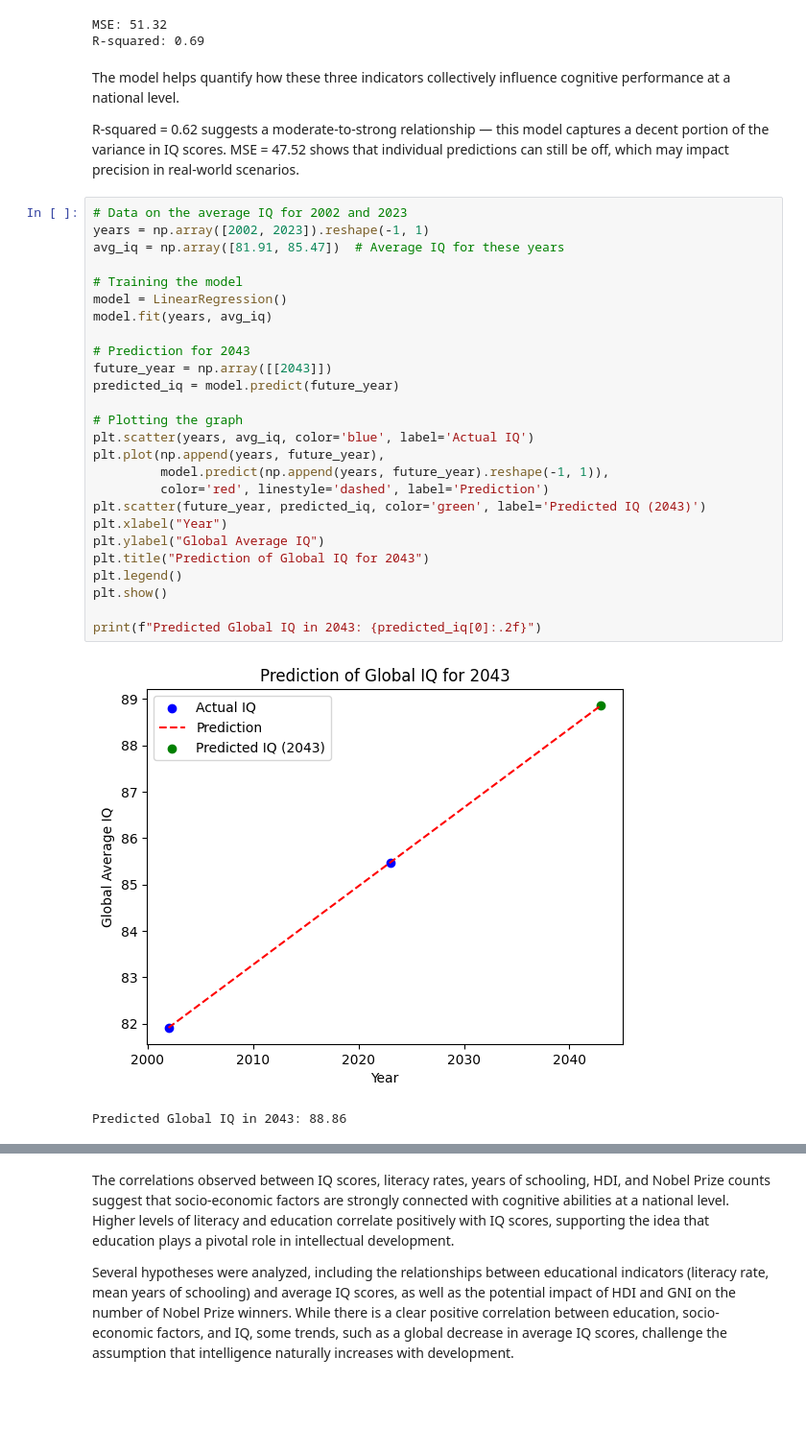
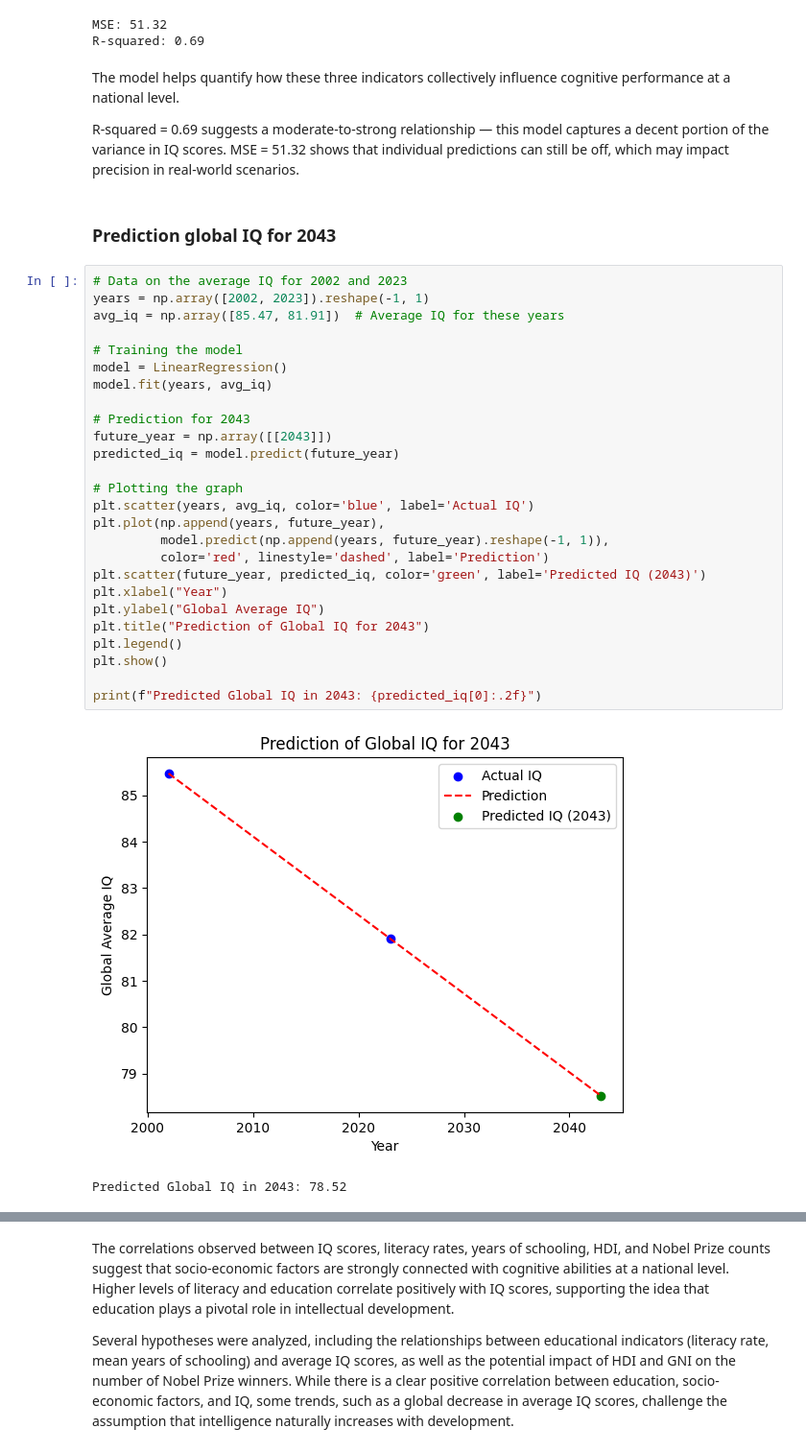
Before and after one commit to Galyna-S/capstone_project, a Jupyter notebook: notebooks/02-Analysis.ipynb, the cells around one changed output, grey strips where cells are left out. Shown at 96% size. Drawn from its saved outputs; the diff is of its cells as text; blank space fills up the shorter version.

```diff
--- a/notebooks/02-Analysis.ipynb
+++ b/notebooks/02-Analysis.ipynb
@@ -741,34 +740,36 @@ R-squared: 0.69
 # %% [markdown]
 The model helps quantify how these three indicators collectively influence cognitive performance at a national level.
 
-R-squared = 0.62 suggests a moderate-to-strong relationship — this model captures a decent portion of the variance in IQ scores.
-MSE = 47.52 shows that individual predictions can still be off, which may impact precision in real-world scenarios.
+R-squared = 0.69 suggests a moderate-to-strong relationship — this model captures a decent portion of the variance in IQ scores.
+MSE = 51.32 shows that individual predictions can still be off, which may impact precision in real-world scenarios.
+# %% [markdown]
+### Prediction global IQ for 2043
 # %%
 # Data on the average IQ for 2002 and 2023
 years = np.array([2002, 2023]).reshape(-1, 1)
-avg_iq = np.array([81.91, 85.47])  # Average IQ for these years
+avg_iq = np.array([85.47, 81.91])  # Average IQ for these years
 
 # Training the model
 model = LinearRegression()
 model.fit(years, avg_iq)
 
 # Prediction for 2043
 future_year = np.array([[2043]])
 predicted_iq = model.predict(future_year)
 
 # Plotting the graph
 plt.scatter(years, avg_iq, color='blue', label='Actual IQ')
 plt.plot(np.append(years, future_year),
          model.predict(np.append(years, future_year).reshape(-1, 1)),
          color='red', linestyle='dashed', label='Prediction')
 plt.scatter(future_year, predicted_iq, color='green', label='Predicted IQ (2043)')
 plt.xlabel("Year")
 plt.ylabel("Global Average IQ")
 plt.title("Prediction of Global IQ for 2043")
 plt.legend()
 plt.show()
 
 print(f"Predicted Global IQ in 2043: {predicted_iq[0]:.2f}")
 # %% [output]
-[figure, old version]
+[figure, new version]
-Predicted Global IQ in 2043: 88.86
+Predicted Global IQ in 2043: 78.52
```
Also changed, not shown: parts of 18 cells of this notebook, 1 other file.
